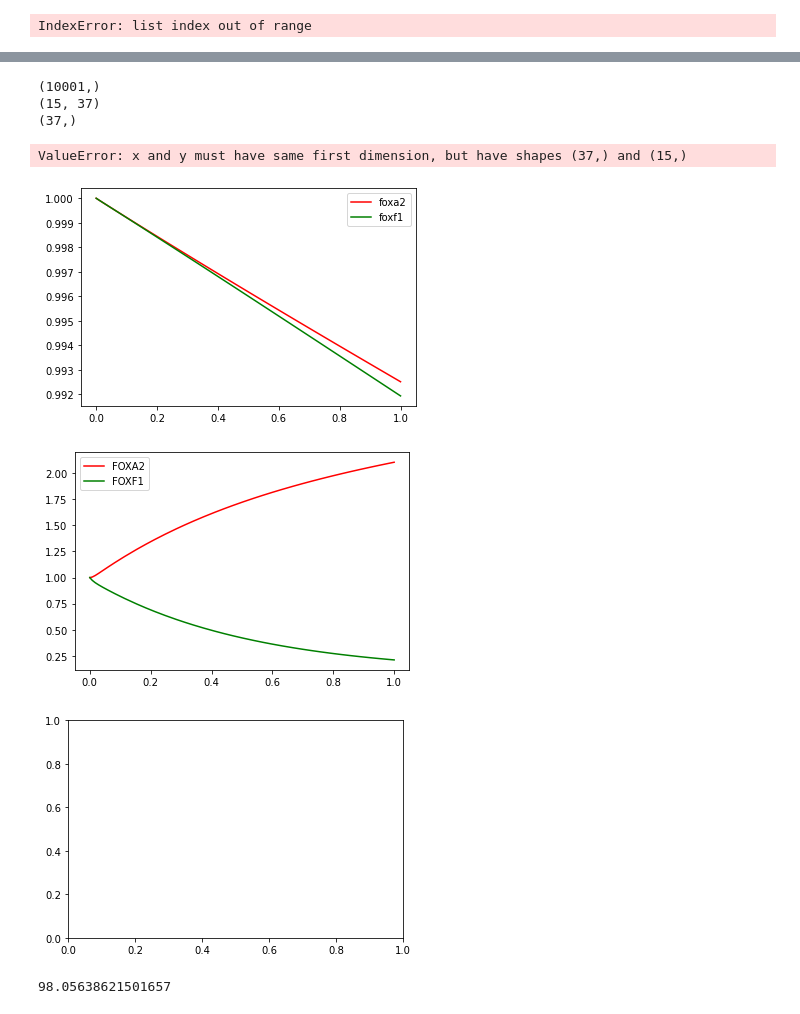
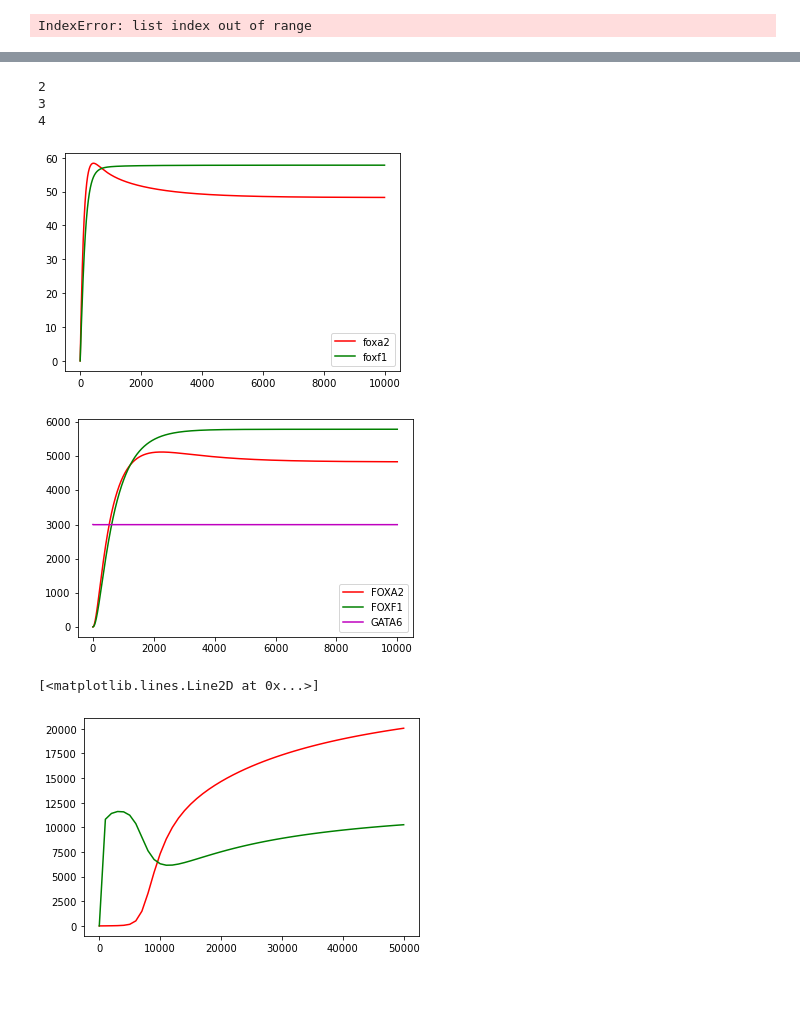
Before and after one commit to ajin40/cdh-gata6-model, a Jupyter notebook: GATA6_mass_action/GATA6_mass_action.ipynb, the cells around one changed output, grey strips where cells are left out. Cells and saved outputs as stored; diff of their text form; code cells hidden in the pictures; blank space fills up the shorter version.

Commit message:
fixed some bugs
fixed issues with GATA6 response model

```diff
--- a/GATA6_mass_action/GATA6_mass_action.ipynb
+++ b/GATA6_mass_action/GATA6_mass_action.ipynb
@@ -734,27 +734,53 @@ DeterministicCNV.RunDeterministicCNV(dox=10, copy_number=3, T=10000, plots=True)
 # %%
 import GATA6_response_model
 
-a, b, c = GATA6_response_model.RunDeterministicResponse(GATA6=0, T=10000, dt=1., plots=True, plotPromoter=False,
-                                                        activated_transcription_rate = [0.25, 0.25, 0.25, 0.25],
-                                                        double_activated_transcription_rate = [0.25, 0.25],
+
+a, b, c = GATA6_response_model.RunDeterministicResponse(GATA6=3000, T=10000, dt=1., plots=True, plotPromoter=False,
                                                         inhibited_transcription_rate=[5e-8, 5e-8],
-                                                        P_act_binding = [0.1, 0.1, 1, 1],
-                                                        P_inh_binding=[1.0, 1.0],
+                                                        activated_transcription_rate = [0.25, 0.15, 0.25, 0.15],
+                                                        double_activated_transcription_rate = [0.5, 0.25],
+                                                        P_act_binding = [1, 15, 1, 15],
+                                                        P_inh_binding=[30.0, 1.0],
                                                         P1_act_unbinding=[100.0, 100.0, 100.0, 100.0],
-                                                        P1_inh_unbinding=[100.0, 100.0, 100.0, 100.0],
-                                                        P1_act_binding=[1.0, 1.0, 1.0, 1.0],
+                                                        P1_inh_unbinding=[80.0, 10.0],
+                                                        P1_act_binding=[1, 1, 1, 1],
                                                         P2_act_unbinding=[100.0, 100.0, 100.0, 100.0])
 # %% [output]
-(10001,)
-(15, 37)
-(37,)
+2
+3
+4
-ValueError: x and y must have same first dimension, but have shapes (37,) and (15,)
-[figure, old version]
+[figure, new version]
-[figure, old version]
+[figure, new version]
-[figure, removed]
-# %%
-print(c[-1,4])
-# %% [output]
-98.05638621501657
+# %%
+import GATA6_response_model
+from matplotlib import pyplot as plt
+import numpy as np
+
+
+gata6_max = 50000
+gata6 = np.linspace(0, gata6_max, 51)
+foxa2s = np.zeros(len(gata6))
+foxf1s = np.zeros(len(gata6))
+for val in range(len(gata6)):
+    a, b, c = GATA6_response_model.RunDeterministicResponse(GATA6=gata6[val], T=10000, dt=1., plots=False, plotPromoter=False,
+                                                            inhibited_transcription_rate=[5e-8, 5e-8],
+                                                            activated_transcription_rate = [0.25, 0.15, 0.25, 0.25],
+                                                            double_activated_transcription_rate = [0.5, 0.25],
+                                                            P_act_binding = [5e-8, 5e-8, 1, 5],
+                                                            P_inh_binding=[50.0, 1.0],
+                                                            P1_act_unbinding=[100.0, 100.0, 100.0, 100.0],
+                                                            P1_inh_unbinding=[25.0, 1.0],
+                                                            P1_act_binding=[1, 0.5, 1, 0.5],
+                                                            P2_act_unbinding=[50.0, 200.0, 100.0, 100.0])
+    foxa2s[val] = c[-1,2]
+    foxf1s[val] = c[-1,3]
+
+plt.figure()
+plt.plot(gata6, foxa2s, color='r')
+plt.plot(gata6, foxf1s, color='g')
+# Build s, taking slider values are parameters.
+# %% [output]
+[<matplotlib.lines.Line2D at 0x...>]
+[figure, added]
 # %%
 print(c[200, 4])
```
Also changed, not shown: parts of 1 cell of this notebook, 3 other files.
